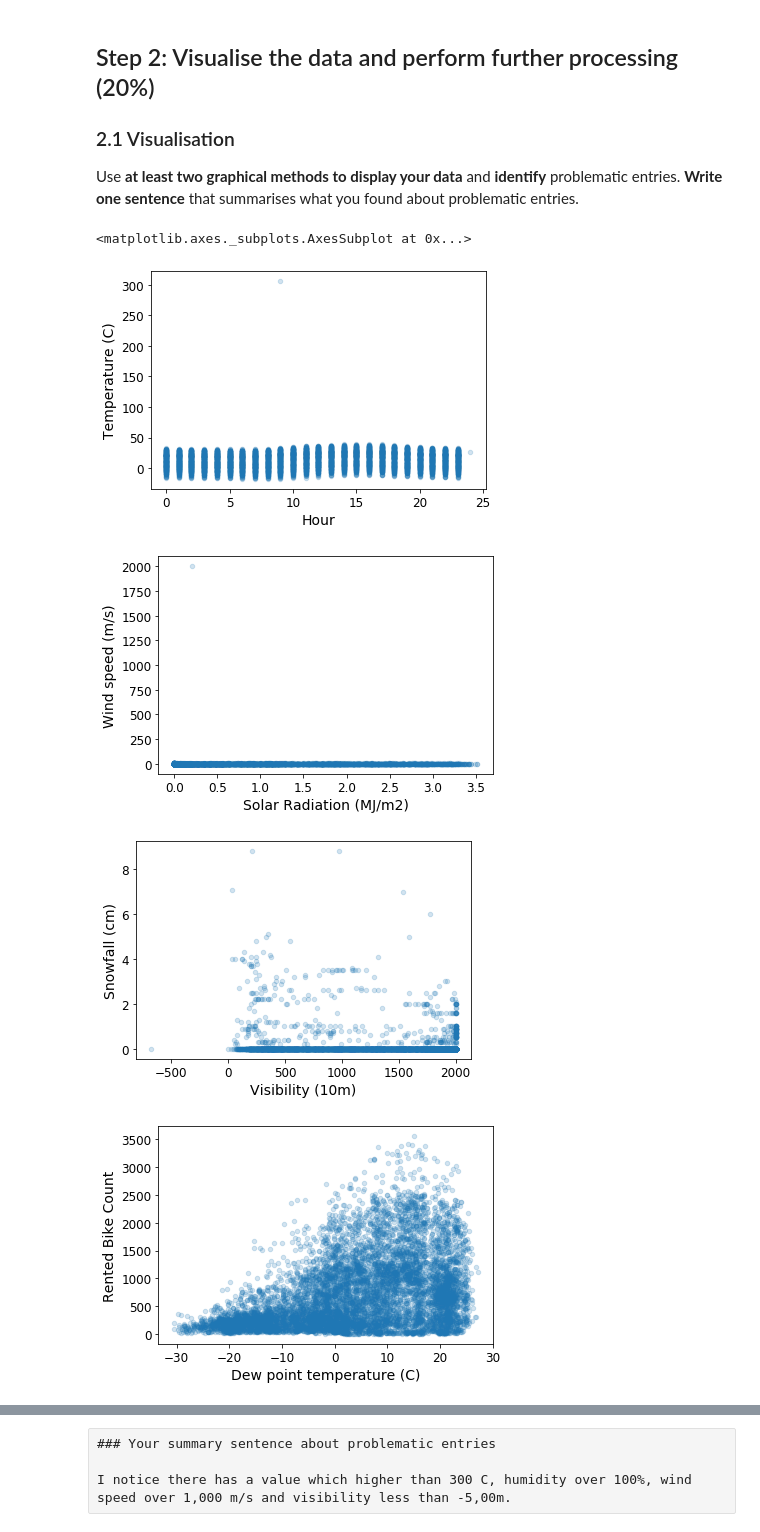
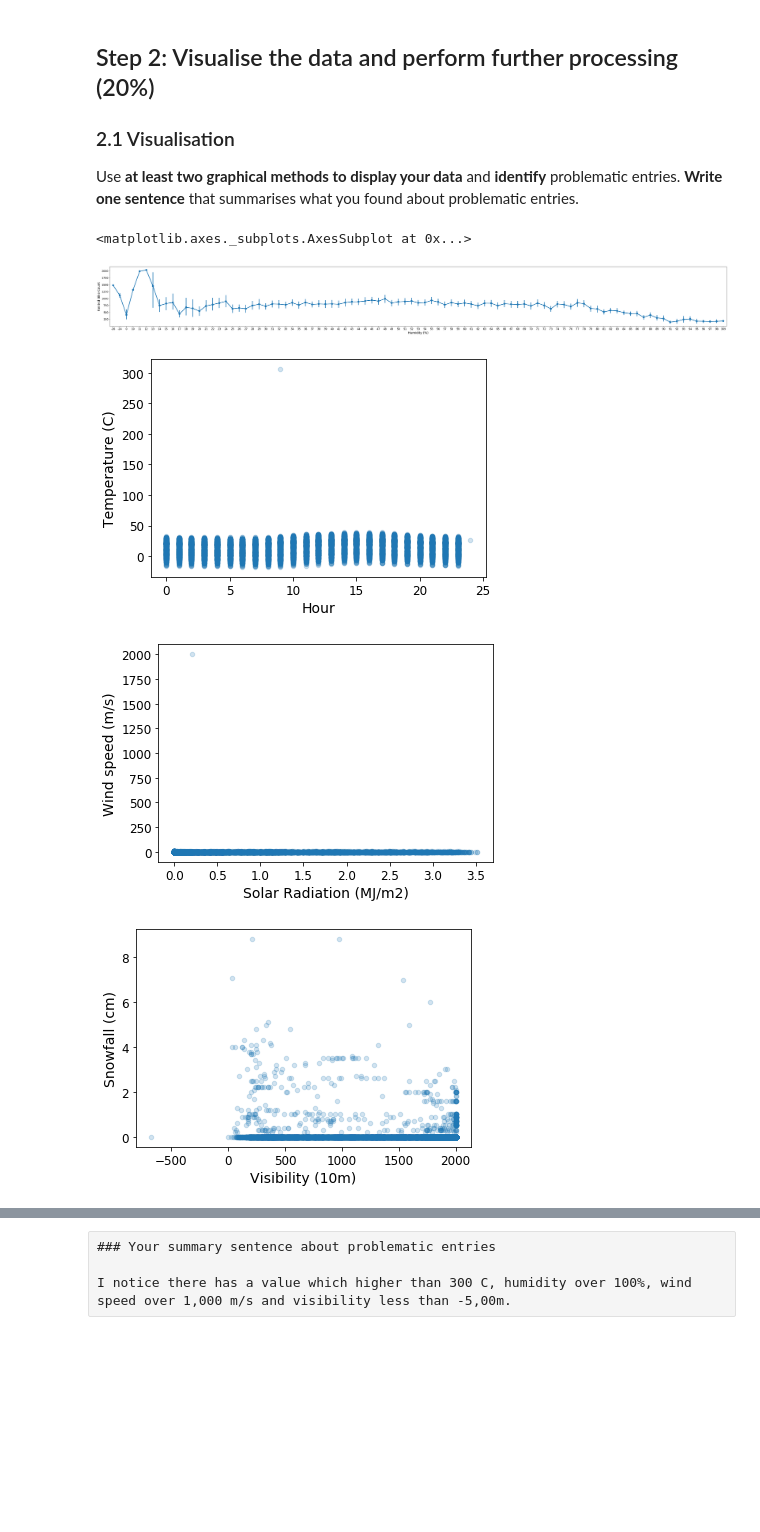
Before and after one commit to XiaoLinZzz/Machine-learning, a Jupyter notebook: A1-template.ipynb, the cells around one changed output, grey strips where cells are left out. Saved outputs shown, nothing was run; the diff lists cells and outputs as text; code cells hidden in the pictures; blank space fills up the shorter version.

```diff
--- a/A1-template.ipynb
+++ b/A1-template.ipynb
@@ -269,15 +269,20 @@ memory usage: 1.1 MB
 Use **at least two graphical methods to display your data** and **identify** problematic entries. **Write one sentence** that summarises what you found about problematic entries.
 # %%
 ### Your code here
+import matplotlib.pyplot as plt
+import seaborn as sns
+
+fig, axs = plt.subplots(ncols=1, figsize=(50,5))
+sns.pointplot(x = "Humidity (%)", y = "Rented Bike Count", data = new_data)
 new_data.plot(kind = 'scatter', x = 'Hour', y = 'Temperature (C)', alpha=0.2)
 new_data.plot(kind = 'scatter', x = 'Solar Radiation (MJ/m2)', y = 'Wind speed (m/s)', alpha=0.2)
 new_data.plot(kind = 'scatter', x = 'Visibility (10m)', y = 'Snowfall (cm)', alpha=0.2)
 new_data.plot(kind = 'scatter', y = 'Rented Bike Count', x = 'Dew point temperature (C)', alpha=0.2)
 new_data.plot(kind = 'scatter', x = 'Humidity (%)', y = 'Rainfall(mm)', alpha=0.2)
 new_data.plot.box(y = 'Humidity (%)', x = 'Rainfall(mm)')
 # %% [output]
 <matplotlib.axes._subplots.AxesSubplot at 0x...>
-[figure, old version]
+[figure, new version]
-[figure, old version]
+[figure, new version]
-[figure, old version]
+[figure, new version]
-[figure, old version]
+[figure, new version]
```
Also changed, not shown: parts of 9 cells of this notebook.
